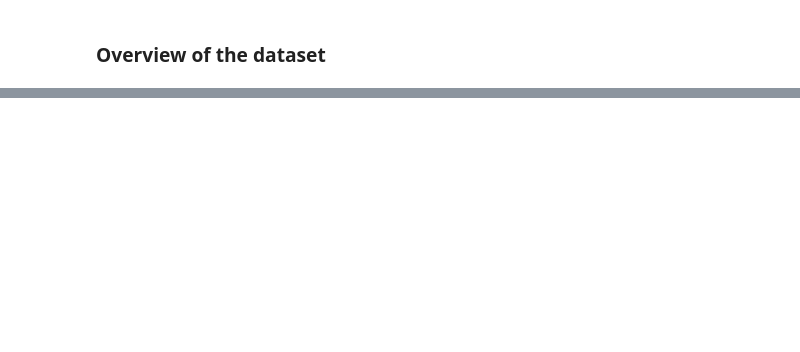
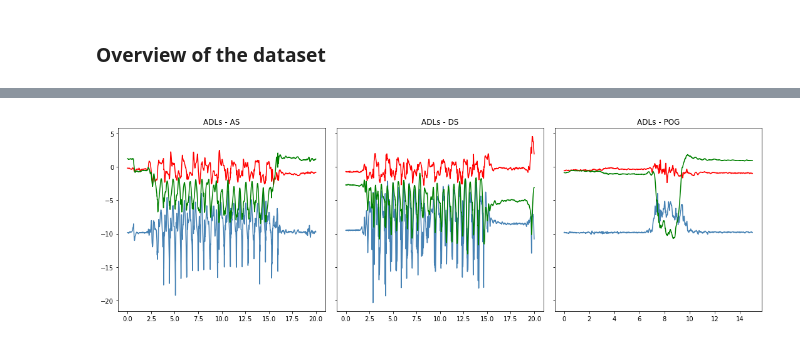
Before and after one commit to mdrmuhaimin/BigData2, a Jupyter notebook: code/exploratory_data_analysis.ipynb, the cells around one changed output, grey strips where cells are left out. Cells and saved outputs as stored; diff of their text form; code cells hidden in the pictures; blank space fills up the shorter version.

```diff
--- a/code/exploratory_data_analysis.ipynb
+++ b/code/exploratory_data_analysis.ipynb
@@ -281,0 +265,41 @@ As we can see, the class values are not balanced. This can lead to a model that
+# %%
+
+subject = 1
+trial_num = 'trial3'
+# types = list(set(df_trials_graphics.trial_type))
+types = ['ADLs']
+# subtypes = list(set(df_trials_graphics.trial_subtype))
+# subtypes = ['AS','DS','DSL', 'DSS', 'NW', 'POG','RSS', 'SQ']
+subtypes = ['AS','DS','POG']
+
+
+fig, (ax1, ax2, ax3) = plt.subplots(nrows=1,ncols=3,figsize=(15,5), sharey=True)
+# , ax3, ax4, ax5, ax6, ax7, ax8, ax9, ax10, ax11, ax12, ax13, ax14, ax15)
+ax_list = [ax1, ax2, ax3, ax4, ax5, ax6, ax7, ax8]
+
+cont = 0
+for tp in types:
+    for sub in subtypes:
+
+        df_graph = df[(df.subject == subject) &
+                         (df.trial_num == trial_num) &
+                         (df.trial_type == tp) &
+                         (df.trial_subtype == sub)
+                         ]
+
+        initial_time = df_graph.Time.min()
+        # Setting the time in seconds and restart the time counting from the first measeure of this trial
+        df_graph['time_seconds'] = df_graph.Time.apply(lambda x: (x-initial_time)/1000000)
+
+        df_graph.set_index('time_seconds')['waist Acceleration X (m/s^2)'].plot(color='steelblue', ax=ax_list[cont], label='waist Acc X (m/$s^2$)')
+        df_graph.set_index('time_seconds')['waist Acceleration Y (m/s^2)'].plot(color='red',ax=ax_list[cont], label='waist Acc Y (m/$s^2$)')
+        df_graph.set_index('time_seconds')['waist Acceleration Z (m/s^2)'].plot(color='green',ax=ax_list[cont], label='waist Acc Z (m/$s^2$)')
+        plt.ylabel('Acc. (m/$s^2$)')
+        ax_list[cont].set_xlabel(' ')
+        ax_list[cont].set_title('{} - {}'.format(tp, sub))
+
+        cont = cont + 1
+        plt.tight_layout()
+# ax_list[cont-1].legend()
+# %% [output]
+[figure, added]
```
Also changed, not shown: parts of 41 cells of this notebook, 2 other files.
